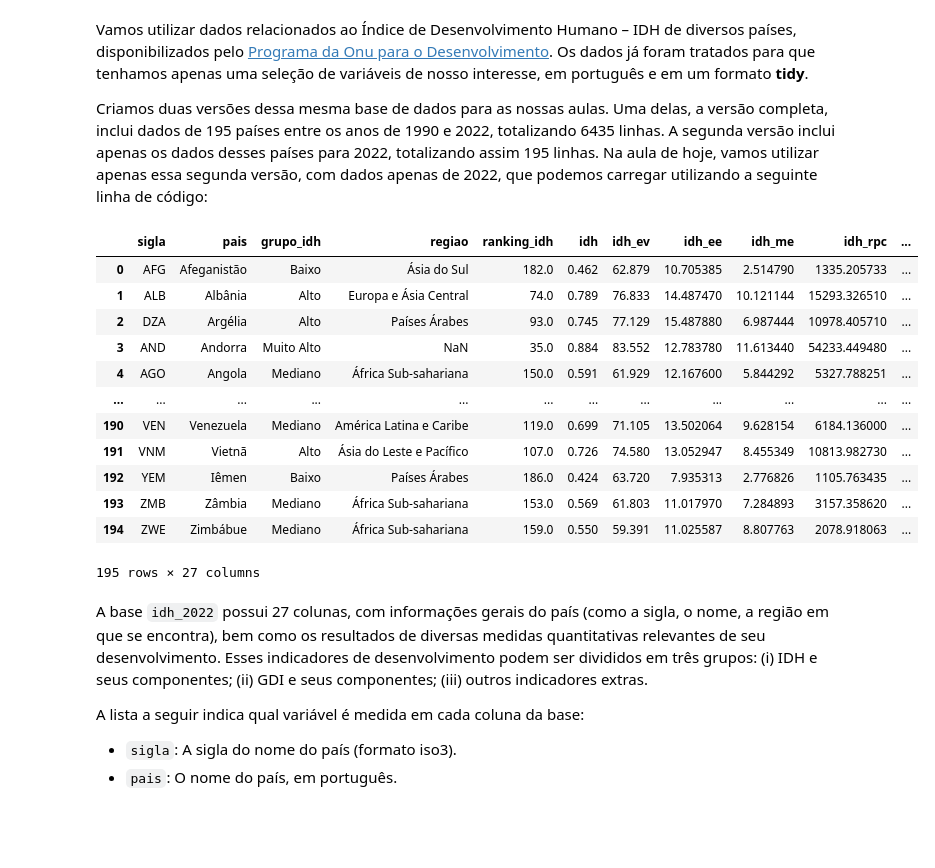
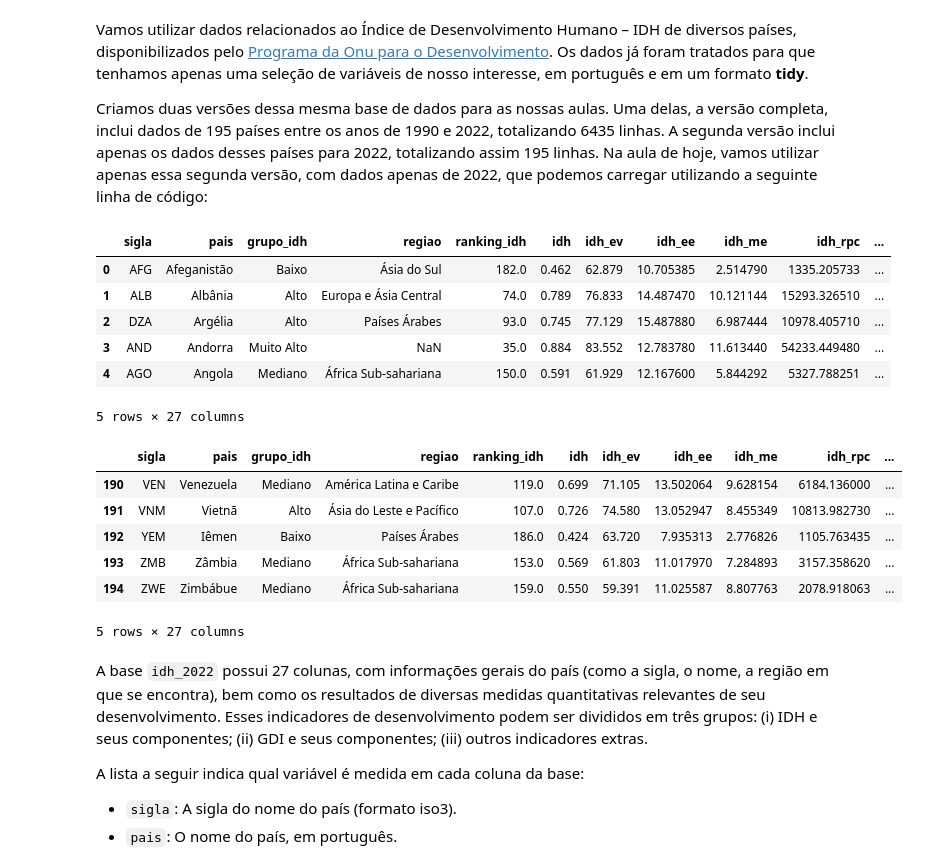
Before and after one commit to lthevenard/curso_prog, a Jupyter notebook: assets/_hidden/aula4.ipynb, the cells around one changed output. Drawn from its saved outputs; the diff is of its cells as text; code cells hidden in the pictures; blank space fills up the shorter version.

```diff
--- a/assets/_hidden/aula4.ipynb
+++ b/assets/_hidden/aula4.ipynb
@@ -28,21 +28,28 @@ Vamos utilizar dados relacionados ao Índice de Desenvolvimento Humano – IDH d
 Criamos duas versões dessa mesma base de dados para as nossas aulas. Uma delas, a versão completa, inclui dados de 195 países entre os anos de 1990 e 2022, totalizando 6435 linhas. A segunda versão inclui apenas os dados desses países para 2022, totalizando assim 195 linhas. Na aula de hoje, vamos utilizar apenas essa segunda versão, com dados apenas de 2022, que podemos carregar utilizando a seguinte linha de código:
 # %%
 idh_2022 = pd.read_csv("https://bit.ly/idh_tidy_2022")
-idh_2022
+
+# vamos usar o head para ver apenas as 5 primeiras linahs
+idh_2022.head()
 # %% [output]
 |  | sigla | pais | grupo_idh | regiao | ranking_idh | idh | idh_ev | idh_ee | idh_me | idh_rpc | ... |
 | 0 | AFG | Afeganistão | Baixo | Ásia do Sul | 182.0 | 0.462 | 62.879 | 10.705385 | 2.514790 | 1335.205733 | ... |
 | 1 | ALB | Albânia | Alto | Europa e Ásia Central | 74.0 | 0.789 | 76.833 | 14.487470 | 10.121144 | 15293.326510 | ... |
 | 2 | DZA | Argélia | Alto | Países Árabes | 93.0 | 0.745 | 77.129 | 15.487880 | 6.987444 | 10978.405710 | ... |
 | 3 | AND | Andorra | Muito Alto | NaN | 35.0 | 0.884 | 83.552 | 12.783780 | 11.613440 | 54233.449480 | ... |
 | 4 | AGO | Angola | Mediano | África Sub-sahariana | 150.0 | 0.591 | 61.929 | 12.167600 | 5.844292 | 5327.788251 | ... |
-| ... | ... | ... | ... | ... | ... | ... | ... | ... | ... | ... | ... |
-| 190 | VEN | Venezuela | Mediano | América Latina e Caribe | 119.0 | 0.699 | 71.105 | 13.502064 | 9.628154 | 6184.136000 | ... |
-| 191 | VNM | Vietnã | Alto | Ásia do Leste e Pacífico | 107.0 | 0.726 | 74.580 | 13.052947 | 8.455349 | 10813.982730 | ... |
-| 192 | YEM | Iêmen | Baixo | Países Árabes | 186.0 | 0.424 | 63.720 | 7.935313 | 2.776826 | 1105.763435 | ... |
-| 193 | ZMB | Zâmbia | Mediano | África Sub-sahariana | 153.0 | 0.569 | 61.803 | 11.017970 | 7.284893 | 3157.358620 | ... |
-| 194 | ZWE | Zimbábue | Mediano | África Sub-sahariana | 159.0 | 0.550 | 59.391 | 11.025587 | 8.807763 | 2078.918063 | ... |
-195 rows × 27 columns
+5 rows × 27 columns
+# %%
+# e o método tail para ver as 5 últimas
+idh_2022.tail()
+# %% [output]
+|  | sigla | pais | grupo_idh | regiao | ranking_idh | idh | idh_ev | idh_ee | idh_me | idh_rpc | ... |
+| 190 | VEN | Venezuela | Mediano | América Latina e Caribe | 119.0 | 0.699 | 71.105 | 13.502064 | 9.628154 | 6184.136000 | ... |
+| 191 | VNM | Vietnã | Alto | Ásia do Leste e Pacífico | 107.0 | 0.726 | 74.580 | 13.052947 | 8.455349 | 10813.982730 | ... |
+| 192 | YEM | Iêmen | Baixo | Países Árabes | 186.0 | 0.424 | 63.720 | 7.935313 | 2.776826 | 1105.763435 | ... |
+| 193 | ZMB | Zâmbia | Mediano | África Sub-sahariana | 153.0 | 0.569 | 61.803 | 11.017970 | 7.284893 | 3157.358620 | ... |
+| 194 | ZWE | Zimbábue | Mediano | África Sub-sahariana | 159.0 | 0.550 | 59.391 | 11.025587 | 8.807763 | 2078.918063 | ... |
+5 rows × 27 columns
 # %% [markdown]
 A base `idh_2022` possui 27 colunas, com informações gerais do país (como a sigla, o nome, a região em que se encontra), bem como os resultados de diversas medidas quantitativas relevantes de seu desenvolvimento. Esses indicadores de desenvolvimento podem ser divididos em três grupos: (i) IDH e seus componentes; (ii) GDI e seus componentes; (iii) outros indicadores extras.
 
```
Also changed, not shown: parts of 3 cells of this notebook, 1 other file.
